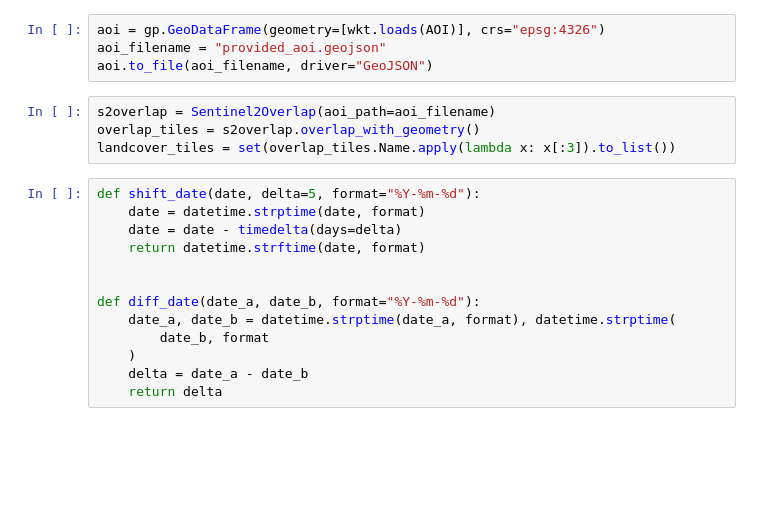
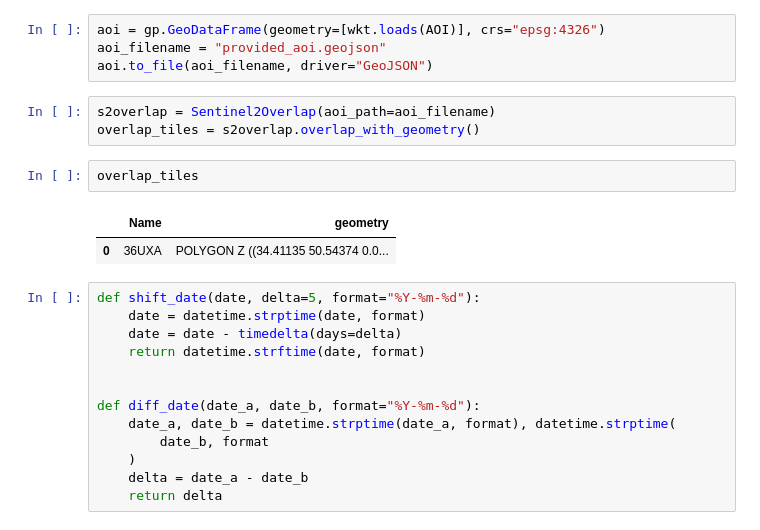
Before and after one commit to QuantuMobileSoftware/forest_change_detection, a Jupyter notebook: Deforestation_inference.ipynb, the cells around one changed output. Saved outputs shown, nothing was run; the diff lists cells and outputs as text; blank space fills up the shorter version.

```diff
--- a/Deforestation_inference.ipynb
+++ b/Deforestation_inference.ipynb
@@ -158,7 +162,11 @@ aoi.to_file(aoi_filename, driver="GeoJSON")
 # %%
 s2overlap = Sentinel2Overlap(aoi_path=aoi_filename)
 overlap_tiles = s2overlap.overlap_with_geometry()
-landcover_tiles = set(overlap_tiles.Name.apply(lambda x: x[:3]).to_list())
+# %%
+overlap_tiles
+# %% [output]
+|  | Name | geometry |
+| 0 | 36UXA | POLYGON Z ((34.41135 50.54374 0.0... |
 # %%
 def shift_date(date, delta=5, format="%Y-%m-%d"):
     date = datetime.strptime(date, format)
```
Also changed, not shown: parts of 24 cells of this notebook.
